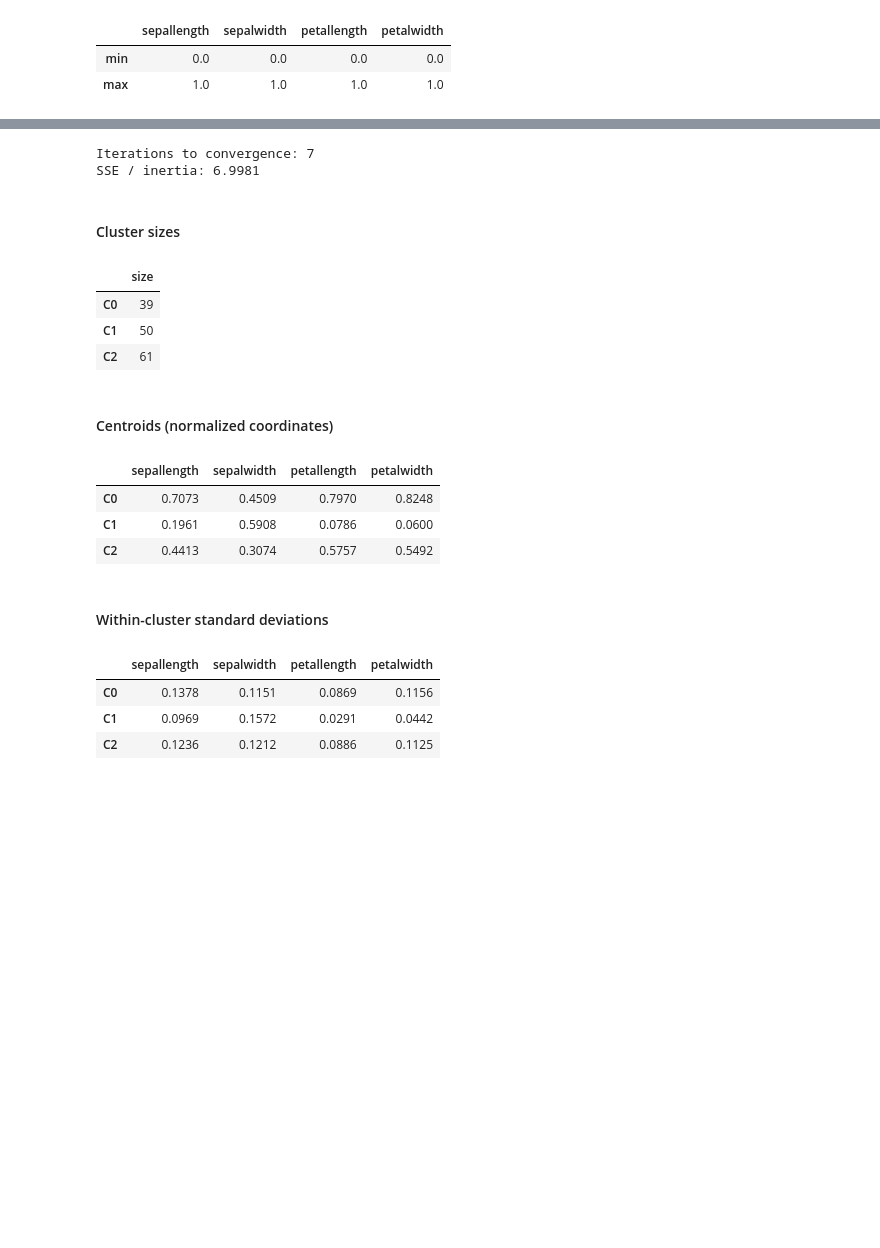
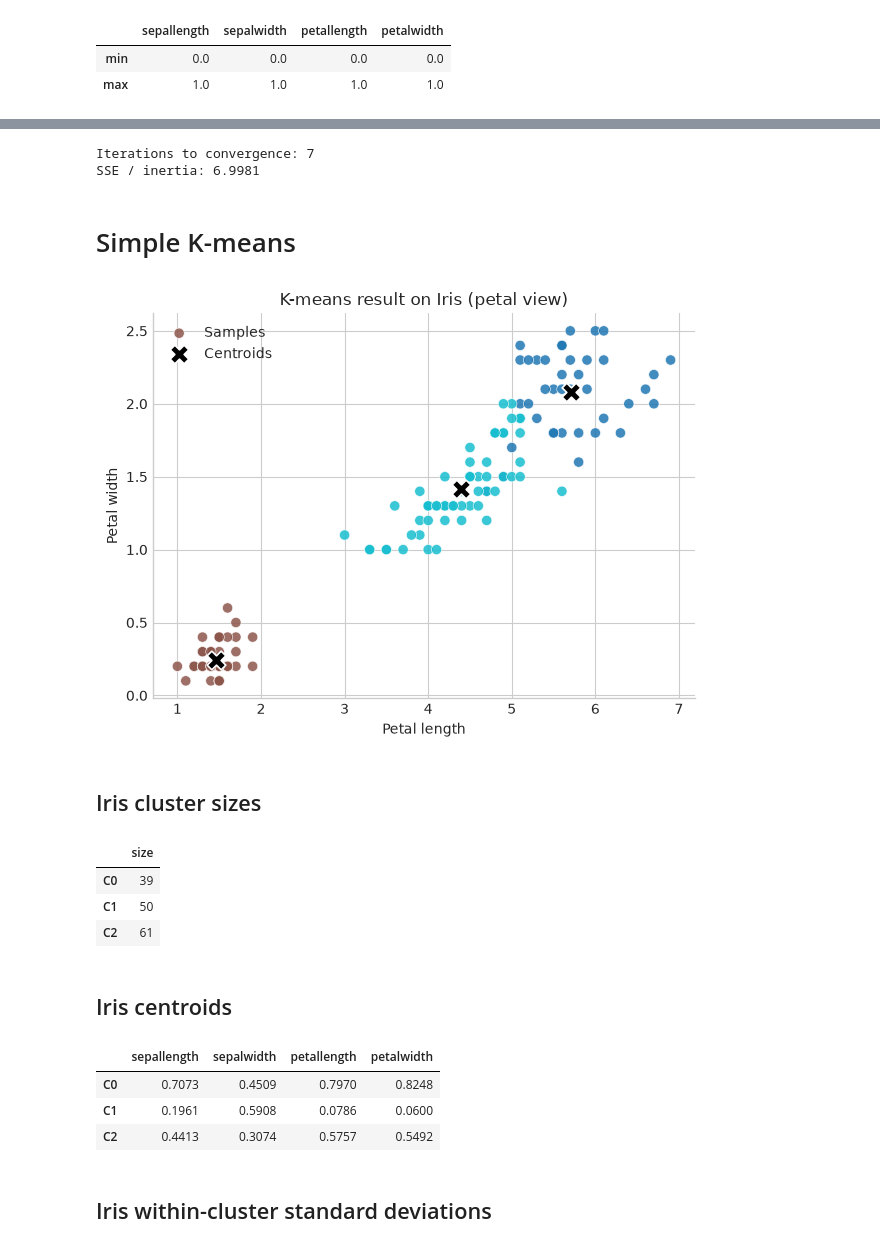
Before and after one commit to w4bo/AA2627-unibo-mldm, a Jupyter notebook: slides/lab-04-clustering.ipynb, the cells around one changed output, grey strips where cells are left out. Cells and saved outputs as stored; diff of their text form; code cells hidden in the pictures; blank space fills up the shorter version.

```diff
--- a/slides/lab-04-clustering.ipynb
+++ b/slides/lab-04-clustering.ipynb
@@ -163,33 +149,49 @@ The important correspondences are:
 
 `n_init=10` deliberately tries several initializations and retains the lowest-SSE solution. Fixing `random_state` makes this solved notebook reproducible.
-# %%
-iris_kmeans = KMeans(n_clusters=3, n_init=10, max_iter=500, random_state=10)
-iris_clusters = iris_kmeans.fit_predict(X_iris_scaled)
-
-iris_centers, iris_stds, iris_sizes = cluster_summary(
-    X_iris_scaled, iris_clusters, iris_kmeans.cluster_centers_, iris_features
-)
-
-print(f"Iterations to convergence: {iris_kmeans.n_iter_}")
-print(f"SSE / inertia: {iris_kmeans.inertia_:.4f}")
-display(Markdown("#### Cluster sizes"), iris_sizes.to_frame())
-display(Markdown("#### Centroids (normalized coordinates)"), iris_centers.round(4))
-display(Markdown("#### Within-cluster standard deviations"), iris_stds.round(4))
-# %% [output]
-Iterations to convergence: 7
-SSE / inertia: 6.9981
-#### Cluster sizes
-|  | size |
-| C0 | 39 |
-| C1 | 50 |
-| C2 | 61 |
-#### Centroids (normalized coordinates)
-|  | sepallength | sepalwidth | petallength | petalwidth |
-| C0 | 0.7073 | 0.4509 | 0.7970 | 0.8248 |
-| C1 | 0.1961 | 0.5908 | 0.0786 | 0.0600 |
-| C2 | 0.4413 | 0.3074 | 0.5757 | 0.5492 |
-#### Within-cluster standard deviations
-|  | sepallength | sepalwidth | petallength | petalwidth |
-| C0 | 0.1378 | 0.1151 | 0.0869 | 0.1156 |
-| C1 | 0.0969 | 0.1572 | 0.0291 | 0.0442 |
-| C2 | 0.1236 | 0.1212 | 0.0886 | 0.1125 |
+# %%
+iris_kmeans = KMeans(n_clusters=3, n_init=10, max_iter=500, random_state=10)
+iris_clusters = iris_kmeans.fit_predict(X_iris_scaled)
+
+iris_centers, iris_stds, iris_sizes = cluster_summary(
+    X_iris_scaled, iris_clusters, iris_kmeans.cluster_centers_, iris_features
+)
+
+print(f"Iterations to convergence: {iris_kmeans.n_iter_}")
+print(f"SSE / inertia: {iris_kmeans.inertia_:.4f}")
+# %% [output]
+Iterations to convergence: 7
+SSE / inertia: 6.9981
+# %% [markdown]
+# Simple K-means
+# %%
+fig, ax = plt.subplots(figsize=(7, 5))
+scatter = ax.scatter(iris["petallength"], iris["petalwidth"], c=iris_clusters, cmap="tab10", s=55, alpha=0.85, edgecolor="white", linewidth=0.5, label="Samples",)
+centers_original = iris_scaler.inverse_transform(iris_kmeans.cluster_centers_)
+ax.scatter(centers_original[:, 2], centers_original[:, 3], c="black", marker="X", s=180, linewidth=1.2, edgecolor="white", label="Centroids",)
+ax.set_title("K-means result on Iris (petal view)")
+ax.set_xlabel("Petal length")
+ax.set_ylabel("Petal width")
+ax.legend(loc="best")
+plt.show()
+# %% [output]
+[figure, added]
+# %% [markdown]
+## Iris cluster sizes
+# %%
+iris_sizes.to_frame()
+# %% [output]
+|  | size |
+| C0 | 39 |
+| C1 | 50 |
+| C2 | 61 |
+# %% [markdown]
+## Iris centroids
+# %%
+iris_centers.round(4)
+# %% [output]
+|  | sepallength | sepalwidth | petallength | petalwidth |
+| C0 | 0.7073 | 0.4509 | 0.7970 | 0.8248 |
+| C1 | 0.1961 | 0.5908 | 0.0786 | 0.0600 |
+| C2 | 0.4413 | 0.3074 | 0.5757 | 0.5492 |
+# %% [markdown]
+## Iris within-cluster standard deviations
```
Also changed, not shown: parts of 71 cells of this notebook, 3 other files.
